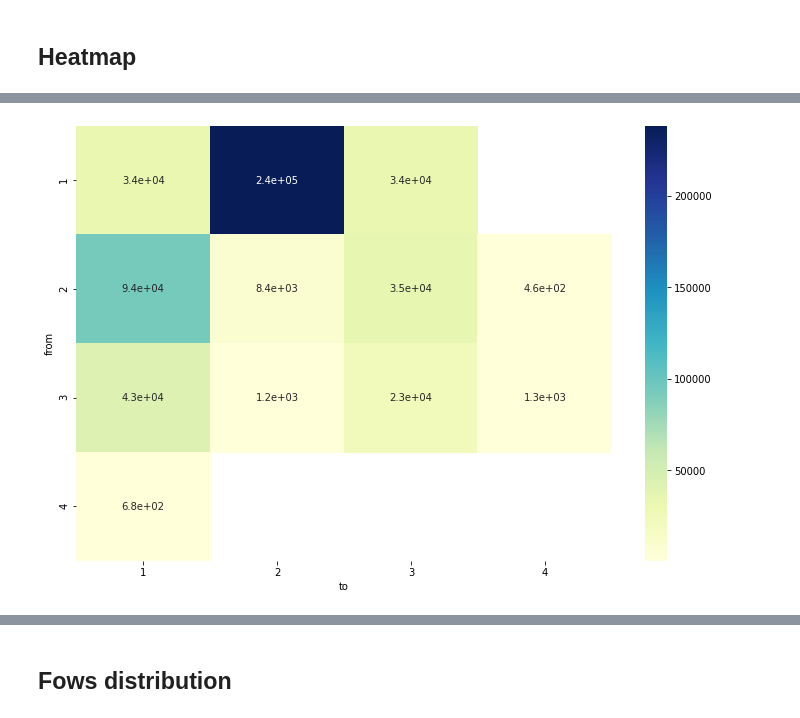
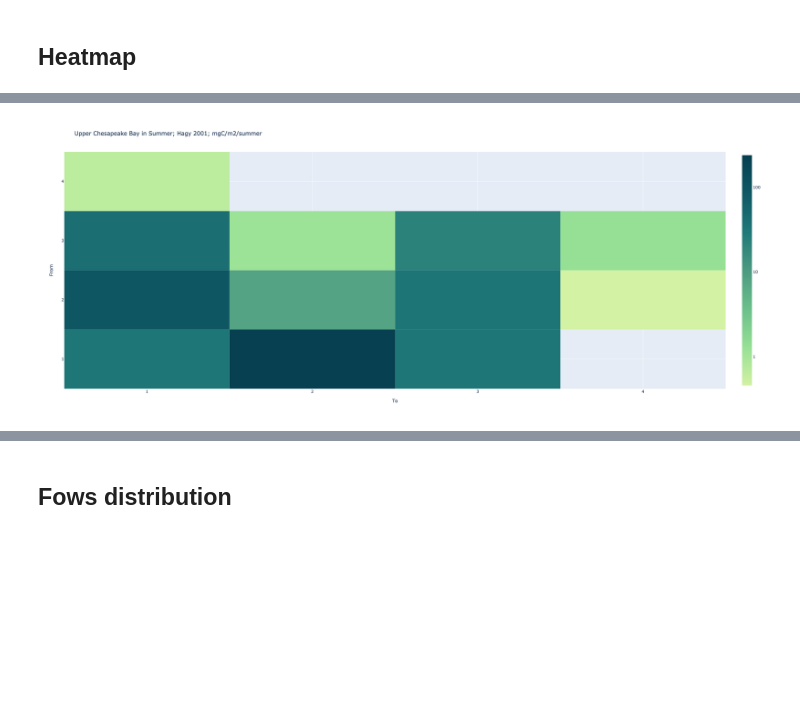
Before and after one commit to ibs-pan/foodwebviz, a Jupyter notebook: 01_trophic_levels.ipynb, the cells around one changed output, grey strips where cells are left out. Drawn from its saved outputs; the diff is of its cells as text; code cells hidden in the pictures; blank space fills up the shorter version.

Commit message:
visualization refactor

```diff
--- a/01_trophic_levels.ipynb
+++ b/01_trophic_levels.ipynb
@@ -13,10 +7,3 @@ import pylab
 
 from pylab import rcParams
 rcParams['figure.figsize'] = 12, 8
-# %%
-import glob
-food_webs = [read_from_SCOR(net_path) for net_path in glob.glob('./data/*')]
-
-for web in food_webs:
-    print(f'{web.title[:30]} --> {web.n}, {web.n_living}')
-    web.node_df['trophic'] = round(web.node_df.TrophicLevel)
@@ -60,3 +12,3 @@ def draw_heatmap(net, log_scale=False):
 # %%
-draw_heatmap(food_webs[0])
+draw_trophic_flows_heatmap(food_webs[0], log_scale=True)
 # %% [output]
@@ -63 +16 @@ draw_heatmap(food_webs[0])
-[figure, old version]
+[figure, new version]
```
Also changed, not shown: parts of 9 cells of this notebook, 2 other files.
